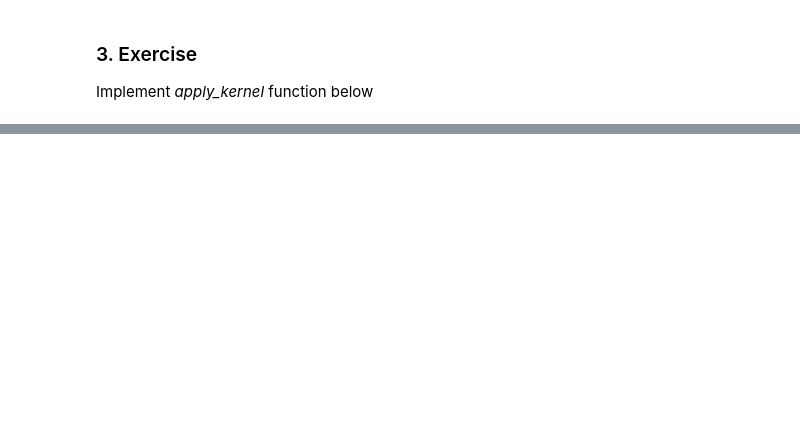
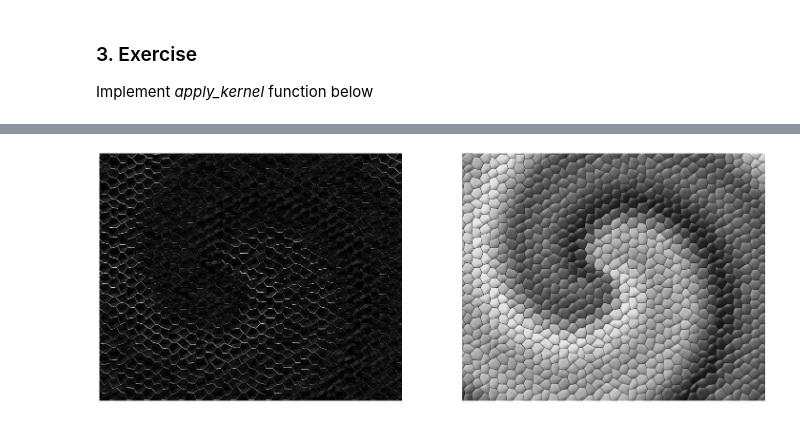
Before and after one commit to twrdyyy/bit_computer_vision, a Jupyter notebook: lab1/introduction.ipynb, the cells around one changed output, grey strips where cells are left out. Cells and saved outputs as stored; diff of their text form; code cells hidden in the pictures; blank space fills up the shorter version.

```diff
--- a/lab1/introduction.ipynb
+++ b/lab1/introduction.ipynb
@@ -183,0 +228,26 @@ plt.show()
+# %%
+IMAGE_PATH = "./images/spiral.jpg"
+img = cv2.imread(IMAGE_PATH)
+
+img = cv2.cvtColor(img, cv2.COLOR_BGR2GRAY)
+
+kernel = np.array([[1, 0, -1],
+                   [1, 0, -1],
+                   [1, 0, -1]])
+
+kernel = kernel.T
+
+# kernel = kernel / 9.0
+
+filtered_img = cv2.filter2D(img, -1, kernel)
+
+plt.figure(figsize=(25, 25))
+plt.subplot(121)
+plt.imshow(filtered_img, cmap="gray")
+plt.axis('off')
+plt.subplot(122)
+plt.imshow(img, cmap='gray')
+plt.axis('off')
+plt.show()
+# %% [output]
+[figure, added]
```
Also changed, not shown: parts of 14 cells of this notebook, 7 other files.
